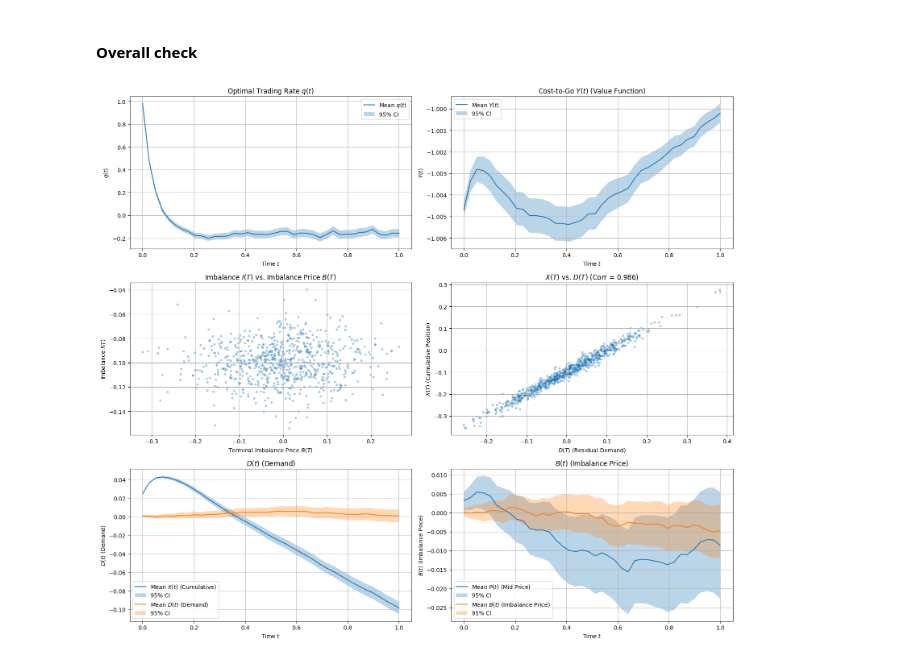
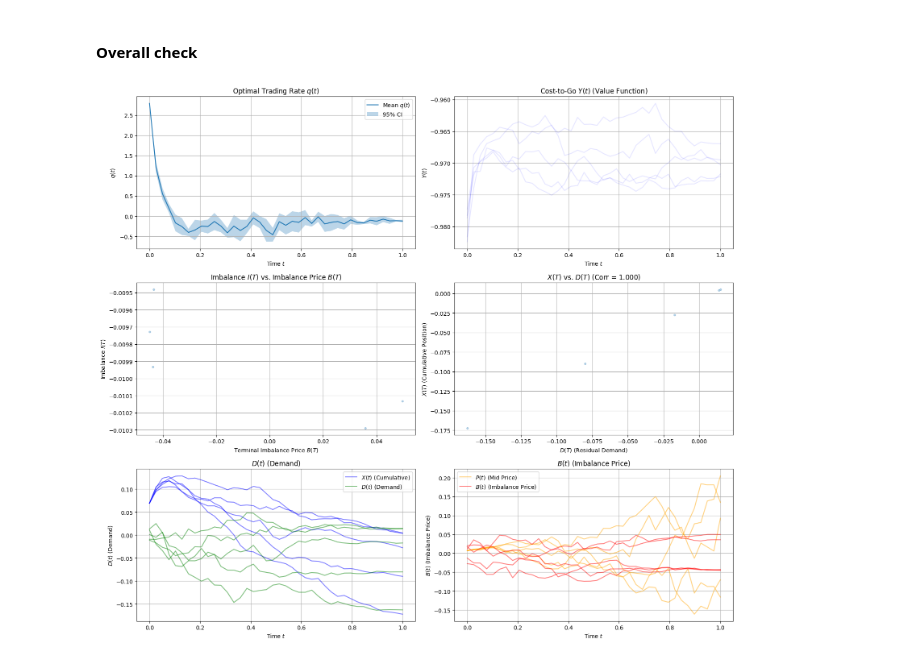
Before and after one commit to alexander-dybdahl/optimal-execution-electricity-markets, a Jupyter notebook: deep_bsde_new.ipynb, the cells around one changed output. Cells and saved outputs as stored; diff of their text form; code cells hidden in the pictures.

```diff
--- a/deep_bsde_new.ipynb
+++ b/deep_bsde_new.ipynb
@@ -412,7 +415,7 @@ By validating these properties, we ensure both **theoretical correctness** and *
 # %% [markdown]
 #### Overall check
 # %%
-def simulate_all(model, n_paths=1000, y0_single=None, seed=42):
+def simulate_all(model, n_paths=1000, batch_size=256, y0=y0, y0_single=None, seed=42):
     torch.manual_seed(seed)
     model.eval()
     N_paths = n_paths
@@ -523,51 +526,69 @@ def plot_all_diagnostics(results, timesteps):
     axs[0, 0].legend()
 
     # Subplot 2: Value function over time
-    mean_Y = Y_vals.mean(axis=1).squeeze()
-    std_Y = Y_vals.std(axis=1).squeeze()
-    ci_Y = 1.96 * std_Y / np.sqrt(Y_vals.shape[1])
-    axs[0, 1].plot(timesteps, mean_Y, label="Mean $Y(t)$")
-    axs[0, 1].fill_between(timesteps, mean_Y - ci_Y, mean_Y + ci_Y, alpha=0.3, label="95% CI")
+    for i in range(Y_vals.shape[1]):  # Iterate over all trajectories
+        axs[0, 1].plot(timesteps, Y_vals[:, i, 0], alpha=0.1, color="blue")
     axs[0, 1].set_title("Cost-to-Go $Y(t)$ (Value Function)")
     axs[0, 1].set_xlabel("Time $t$")
     axs[0, 1].set_ylabel("$Y(t)$")
     axs[0, 1].grid(True)
-    axs[0, 1].legend()
+    # mean_Y = Y_vals.mean(axis=1).squeeze()
+    # std_Y = Y_vals.std(axis=1).squeeze()
+    # ci_Y = 1.96 * std_Y / np.sqrt(Y_vals.shape[1])
+    # axs[0, 1].plot(timesteps, mean_Y, label="Mean $Y(t)$")
+    # axs[0, 1].fill_between(timesteps, mean_Y - ci_Y, mean_Y + ci_Y, alpha=0.3, label="95% CI")
+    # axs[0, 1].set_title("Cost-to-Go $Y(t)$ (Value Function)")
+    # axs[0, 1].set_xlabel("Time $t$")
+    # axs[0, 1].set_ylabel("$Y(t)$")
+    # axs[0, 1].grid(True)
+    # axs[0, 1].legend()
 
     # Subplot 3: Scatter of imbalance vs B(T)
     axs[1, 0].scatter(B_T, I_T, alpha=0.3, s=10)
     axs[1, 0].set_xlabel("Terminal Imbalance Price $B(T)$")
     axs[1, 0].set_ylabel("Imbalance $I(T)$")
     axs[1, 0].set_title("Imbalance $I(T)$ vs. Imbalance Price $B(T)$")
     axs[1, 0].grid(True)
 
     # Subplot 4: X(T) vs D(T)
     axs[1, 1].scatter(D_T, X_T, alpha=0.3, s=10)
     corr = np.corrcoef(X_T, D_T)[0, 1]
     axs[1, 1].set_title(f"$X(T)$ vs. $D(T)$ (Corr = {corr:.3f})")
     axs[1, 1].set_xlabel("$D(T)$ (Residual Demand)")
     axs[1, 1].set_ylabel("$X(T)$ (Cumulative Position)")
     axs[1, 1].grid(True)
 
     # Subplot 5: All states with confidence bands
     labels = ["$X(t)$ (Cumulative)", "$P(t)$ (Mid Price)", "$D(t)$ (Demand)", "$B(t)$ (Imbalance Price)"]
+    colors = ["blue", "orange", "green", "red"]
     for i in range(4):
-        axs[2, i % 2].plot(timesteps, mean_states[:, i], label=f"Mean {labels[i]}")
-        axs[2, i % 2].fill_between(timesteps,
-                                   mean_states[:, i] - ci_states[:, i],
-                                   mean_states[:, i] + ci_states[:, i],
-                                   alpha=0.3, label="95% CI")
+        alpha = 0.5 if n_paths < 100 else 0.1
+        for j in range(n_paths):
+            if j == 0:
+                axs[2, i % 2].plot(timesteps, state_trajectories[:, j, i], label=labels[i], alpha=alpha, color=colors[i])
+            else:
+                axs[2, i % 2].plot(timesteps, state_trajectories[:, j, i], alpha=alpha, color=colors[i])
+
+        # axs[2, i % 2].plot(timesteps, mean_states[:, i], label=f"Mean {labels[i]}")
+        # axs[2, i % 2].fill_between(timesteps,
+        #                            mean_states[:, i] - ci_states[:, i],
+        #                            mean_states[:, i] + ci_states[:, i],
+        #                            alpha=0.3, label="95% CI")
         axs[2, i % 2].set_title(labels[i])
         axs[2, i % 2].set_xlabel("Time $t$")
         axs[2, i % 2].set_ylabel(labels[i])
         axs[2, i % 2].grid(True)
         axs[2, i % 2].legend()
 
     plt.tight_layout()
     plt.show()
 
 timesteps = np.linspace(0, T, N)
-results = simulate_all(model, n_paths=1000, seed=np.random.randint(0, 100))
+
+n_paths = 5
+y0_single = torch.tensor([[0.0, 0.0, 0.0, 0.0]], device=device)
+
+results = simulate_all(model, n_paths=n_paths, batch_size=n_paths, y0=y0, seed=np.random.randint(0, 100))
 plot_all_diagnostics(results, timesteps)
 # %% [output]
-[figure, old version]
+[figure, new version]
```
Also changed, not shown: parts of 2 cells of this notebook, 15 other files.
